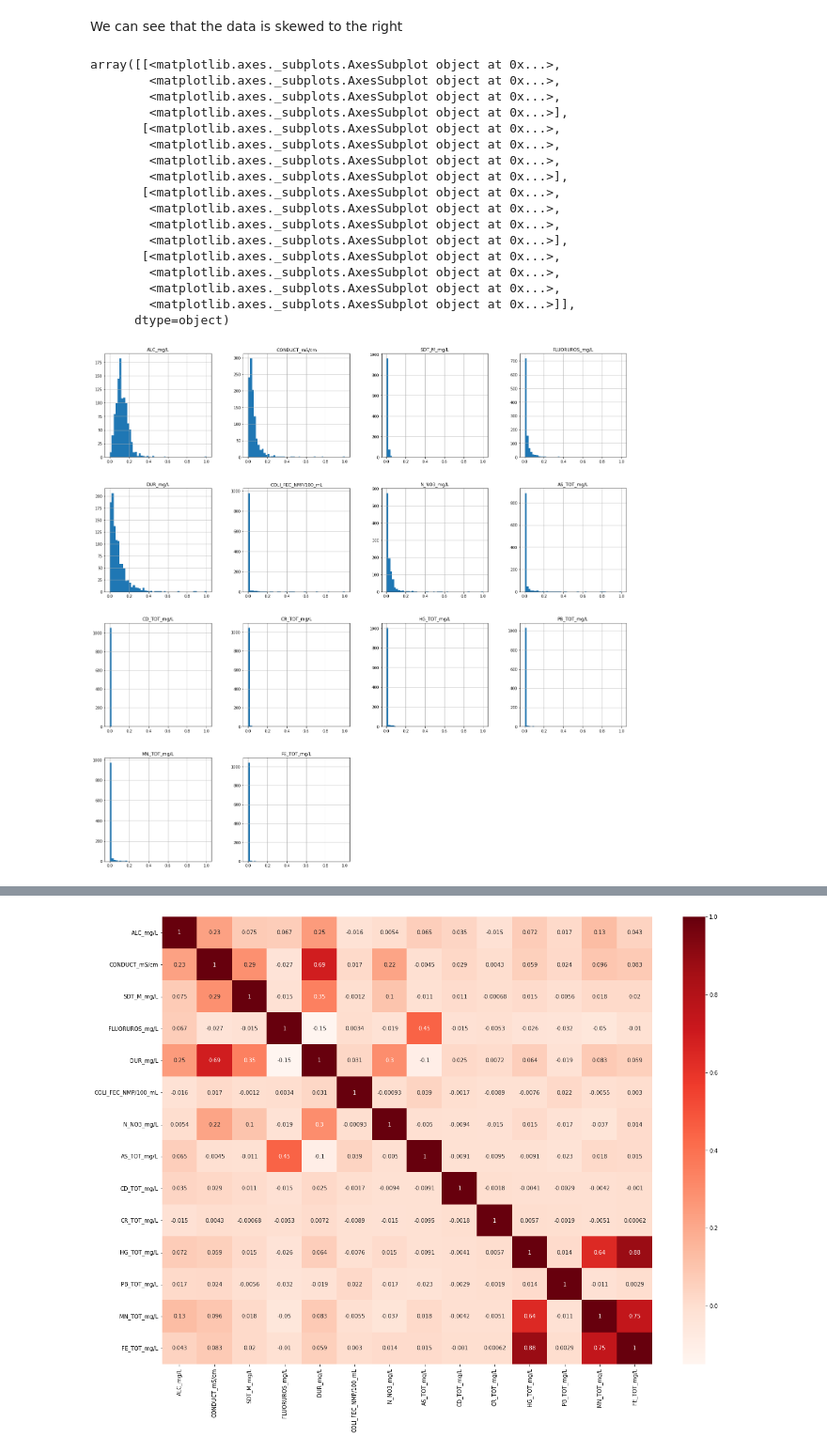
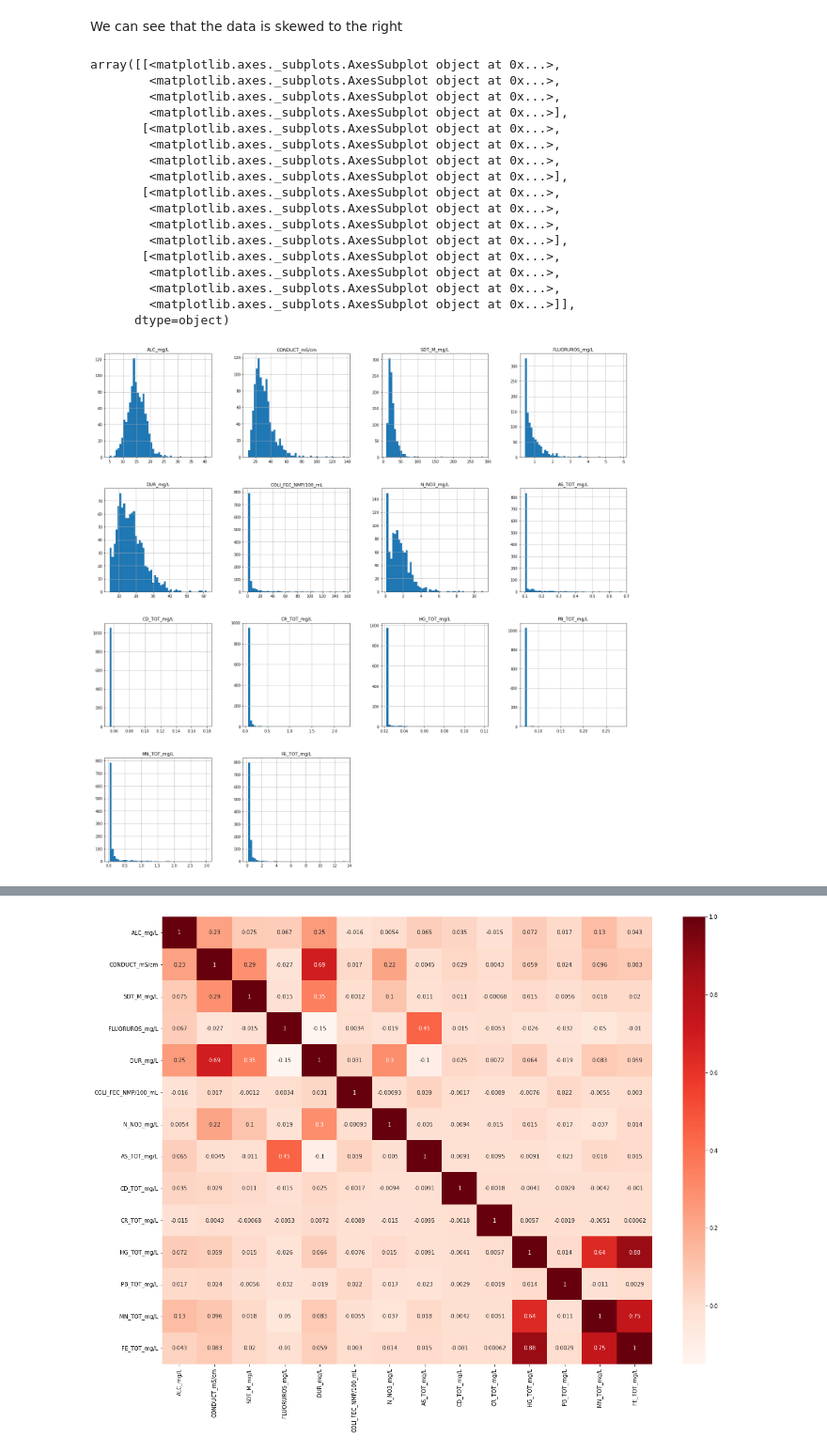
Before and after one commit to PosgradoMNA/actividades-del-projecto-team-1, a Jupyter notebook: Reto/Reto_Equipo1.ipynb, the cells around one changed output, grey strips where cells are left out. Shown at 94% size. Saved outputs shown, nothing was run; the diff lists cells and outputs as text; code cells hidden in the pictures.

```diff
--- a/Reto/Reto_Equipo1.ipynb
+++ b/Reto/Reto_Equipo1.ipynb
@@ -491,25 +491,25 @@ array([[<matplotlib.axes._subplots.AxesSubplot object at 0x...>,
 # %% [markdown]
 We can see that the data is skewed to the right
 # %%
-scaler = MinMaxScaler(feature_range=(0, 1))
-df_AguaSubterraneaCleaned[numericas] = scaler.fit_transform(df_AguaSubterraneaCleaned[numericas])
-df_AguaSubterraneaCleaned[numericas].hist(bins = 50, figsize=(25,25))
+transformed_num_data = np.sqrt(df_AguaSubterraneaCleaned[numericas])
+
+transformed_num_data.hist(bins = 50, figsize=(25,25))
 # %% [output]
 array([[<matplotlib.axes._subplots.AxesSubplot object at 0x...>,
         <matplotlib.axes._subplots.AxesSubplot object at 0x...>,
         <matplotlib.axes._subplots.AxesSubplot object at 0x...>,
         <matplotlib.axes._subplots.AxesSubplot object at 0x...>],
        [<matplotlib.axes._subplots.AxesSubplot object at 0x...>,
         <matplotlib.axes._subplots.AxesSubplot object at 0x...>,
         <matplotlib.axes._subplots.AxesSubplot object at 0x...>,
         <matplotlib.axes._subplots.AxesSubplot object at 0x...>],
        [<matplotlib.axes._subplots.AxesSubplot object at 0x...>,
         <matplotlib.axes._subplots.AxesSubplot object at 0x...>,
         <matplotlib.axes._subplots.AxesSubplot object at 0x...>,
         <matplotlib.axes._subplots.AxesSubplot object at 0x...>],
        [<matplotlib.axes._subplots.AxesSubplot object at 0x...>,
         <matplotlib.axes._subplots.AxesSubplot object at 0x...>,
         <matplotlib.axes._subplots.AxesSubplot object at 0x...>,
         <matplotlib.axes._subplots.AxesSubplot object at 0x...>]],
       dtype=object)
-[figure, old version]
+[figure, new version]
```
Also changed, not shown: parts of 23 cells of this notebook.
